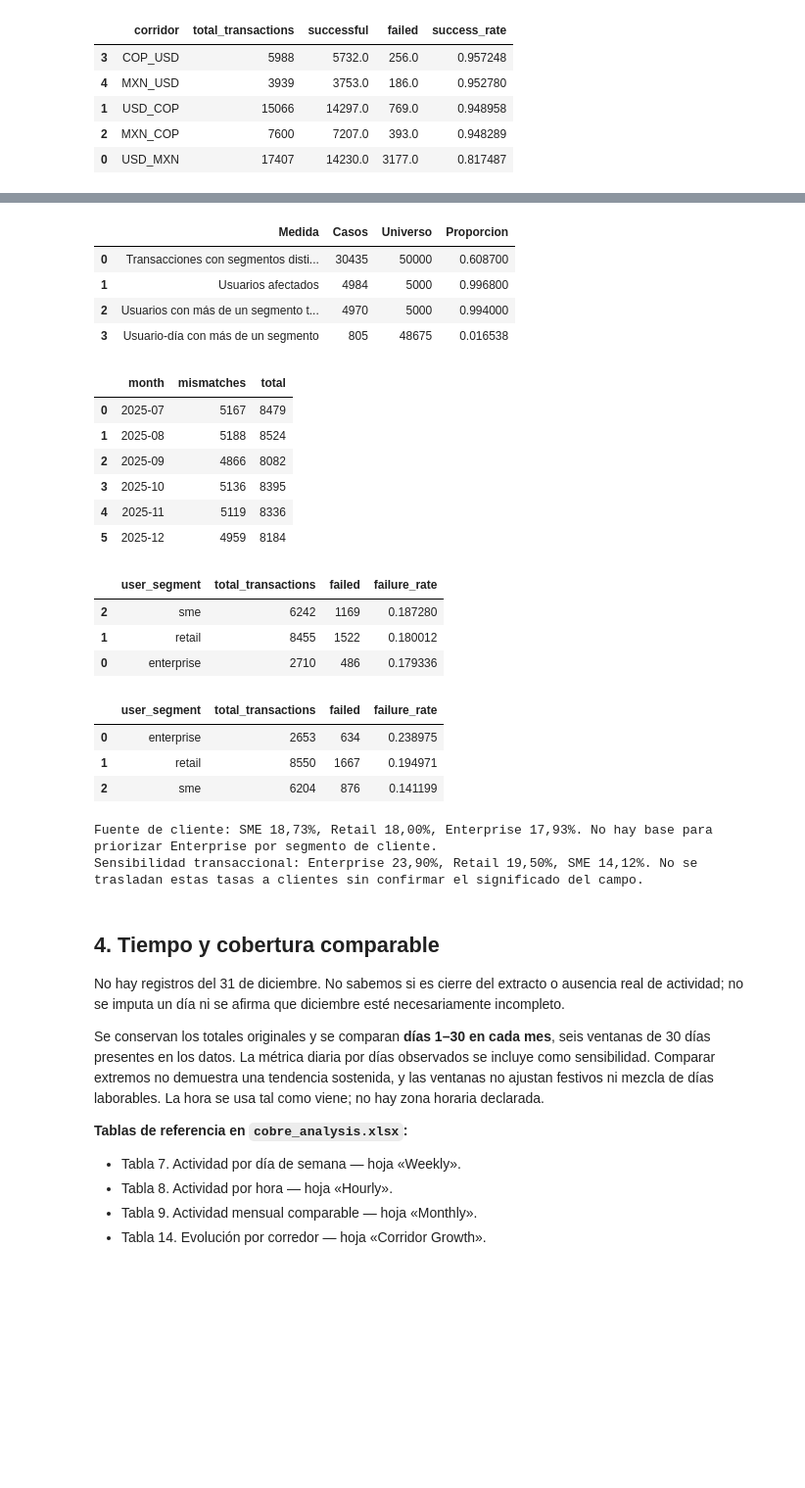
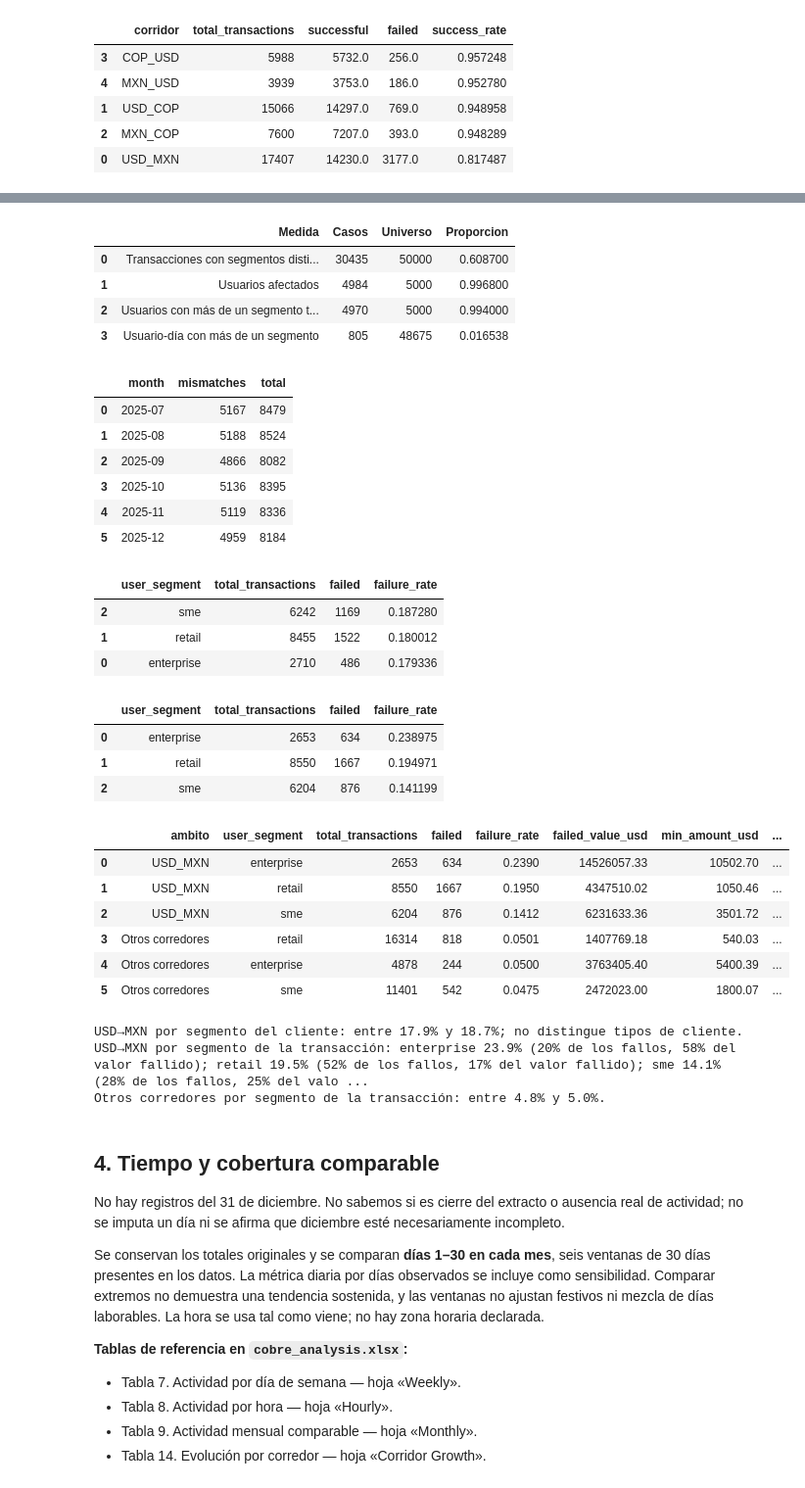
Before and after one commit to LinaMariaV/prueba_tecnica_cobre, a Jupyter notebook: analysis.ipynb, the cells around one changed output, grey strips where cells are left out. Shown at 98% size. Saved outputs shown, nothing was run; the diff lists cells and outputs as text; code cells hidden in the pictures; blank space fills up the shorter version.

```diff
--- a/analysis.ipynb
+++ b/analysis.ipynb
@@ -358,38 +384,59 @@ segment_audit = pd.DataFrame([
 ],columns=['Medida','Casos','Universo'])
 segment_audit['Proporcion'] = segment_audit.Casos/segment_audit.Universo
 segment_month = joined.assign(mismatch=mismatch).groupby('month').agg(mismatches=('mismatch','sum'),total=('transaction_id','size')).reset_index()
 mxn = joined.loc[joined.corridor.eq('USD_MXN')].copy()
 def segment_summary(column):
     return mxn.groupby(column).agg(total_transactions=('transaction_id','size'),failed=('failed','sum'), failure_rate=('failed','mean')).reset_index().rename(columns={column:'user_segment'}).sort_values(['failure_rate','user_segment'],ascending=[False,True])
 failure_segments = segment_summary('user_segment_user')
 segment_sensitivity = segment_summary('user_segment_tx')
 check('Ambos análisis conservan el universo USD MXN', failure_segments.total_transactions.sum()==segment_sensitivity.total_transactions.sum()==len(mxn) and failure_segments.failed.sum()==segment_sensitivity.failed.sum()==3177)
-display(segment_audit, segment_month, failure_segments, segment_sensitivity)
-print('Fuente de cliente: SME 18,73%, Retail 18,00%, Enterprise 17,93%. No hay base para priorizar Enterprise por segmento de cliente.')
-print('Sensibilidad transaccional: Enterprise 23,90%, Retail 19,50%, SME 14,12%. No se trasladan estas tasas a clientes sin confirmar el significado del campo.')
+# Segmento de la transacción: USD→MXN frente a los otros cuatro corredores.
+scope = np.where(joined.corridor.eq('USD_MXN'), 'USD_MXN', 'Otros corredores')
+failure_tiers = joined.assign(ambito=scope).groupby(['ambito','user_segment_tx']).agg(
+    total_transactions=('transaction_id','size'), failed=('failed','sum'), failure_rate=('failed','mean'),
+    failed_value_usd=('failed_value','sum'), min_amount_usd=('amount_usd','min'), max_amount_usd=('amount_usd','max')
+).reset_index().rename(columns={'user_segment_tx':'user_segment'})
+failure_tiers['failed_share'] = failure_tiers.failed/failure_tiers.groupby('ambito').failed.transform('sum')
+failure_tiers['failed_value_share'] = failure_tiers.failed_value_usd/failure_tiers.groupby('ambito').failed_value_usd.transform('sum')
+failure_tiers = failure_tiers.sort_values(['ambito','failure_rate'],ascending=[False,False]).reset_index(drop=True)
+check('Fallos por segmento transaccional reconcilian', failure_tiers.total_transactions.sum()==len(t) and failure_tiers.failed.sum()==int(t.failed.sum()))
+display(segment_audit, segment_month, failure_segments, segment_sensitivity, failure_tiers.round(4))
+client, tx = failure_segments.set_index('user_segment').failure_rate, failure_tiers.loc[failure_tiers.ambito.eq('USD_MXN')].set_index('user_segment')
+rest = failure_tiers.loc[failure_tiers.ambito.eq('Otros corredores')].set_index('user_segment').failure_rate
+print(f'USD→MXN por segmento del cliente: entre {client.min():.1%} y {client.max():.1%}; no distingue tipos de cliente.')
+print('USD→MXN por segmento de la transacción: ' + '; '.join(f'{s} {r.failure_rate:.1%} ({r.failed_share:.0%} de los fallos, {r.failed_value_share:.0%} del valor fallido)' for s, r in tx.iterrows()) + '.')
+print(f'Otros corredores por segmento de la transacción: entre {rest.min():.1%} y {rest.max():.1%}.')
 # %% [output]
 |  | Medida | Casos | Universo | Proporcion |
 | 0 | Transacciones con segmentos disti... | 30435 | 50000 | 0.608700 |
 | 1 | Usuarios afectados | 4984 | 5000 | 0.996800 |
 | 2 | Usuarios con más de un segmento t... | 4970 | 5000 | 0.994000 |
 | 3 | Usuario-día con más de un segmento | 805 | 48675 | 0.016538 |
 |  | month | mismatches | total |
 | 0 | 2025-07 | 5167 | 8479 |
 | 1 | 2025-08 | 5188 | 8524 |
 | 2 | 2025-09 | 4866 | 8082 |
 | 3 | 2025-10 | 5136 | 8395 |
 | 4 | 2025-11 | 5119 | 8336 |
 | 5 | 2025-12 | 4959 | 8184 |
 |  | user_segment | total_transactions | failed | failure_rate |
 | 2 | sme | 6242 | 1169 | 0.187280 |
 | 1 | retail | 8455 | 1522 | 0.180012 |
 | 0 | enterprise | 2710 | 486 | 0.179336 |
 |  | user_segment | total_transactions | failed | failure_rate |
 | 0 | enterprise | 2653 | 634 | 0.238975 |
 | 1 | retail | 8550 | 1667 | 0.194971 |
 | 2 | sme | 6204 | 876 | 0.141199 |
+|  | ambito | user_segment | total_transactions | failed | failure_rate | failed_value_usd | min_amount_usd | ... |
+| 0 | USD_MXN | enterprise | 2653 | 634 | 0.2390 | 14526057.33 | 10502.70 | ... |
+| 1 | USD_MXN | retail | 8550 | 1667 | 0.1950 | 4347510.02 | 1050.46 | ... |
+| 2 | USD_MXN | sme | 6204 | 876 | 0.1412 | 6231633.36 | 3501.72 | ... |
+| 3 | Otros corredores | retail | 16314 | 818 | 0.0501 | 1407769.18 | 540.03 | ... |
+| 4 | Otros corredores | enterprise | 4878 | 244 | 0.0500 | 3763405.40 | 5400.39 | ... |
+| 5 | Otros corredores | sme | 11401 | 542 | 0.0475 | 2472023.00 | 1800.07 | ... |
-Fuente de cliente: SME 18,73%, Retail 18,00%, Enterprise 17,93%. No hay base para priorizar Enterprise por segmento de cliente.
-Sensibilidad transaccional: Enterprise 23,90%, Retail 19,50%, SME 14,12%. No se trasladan estas tasas a clientes sin confirmar el significado del campo.
+USD→MXN por segmento del cliente: entre 17.9% y 18.7%; no distingue tipos de cliente.
+USD→MXN por segmento de la transacción: enterprise 23.9% (20% de los fallos, 58% del valor fallido); retail 19.5% (52% de los fallos, 17% del valor fallido); sme 14.1% (28% de los fallos, 25% del valo ...
+Otros corredores por segmento de la transacción: entre 4.8% y 5.0%.
 # %% [markdown]
 <a id="evidencia-tiempo"></a>
 ## 4. Tiempo y cobertura comparable
```
Also changed, not shown: parts of 15 cells of this notebook, 8 other files.
